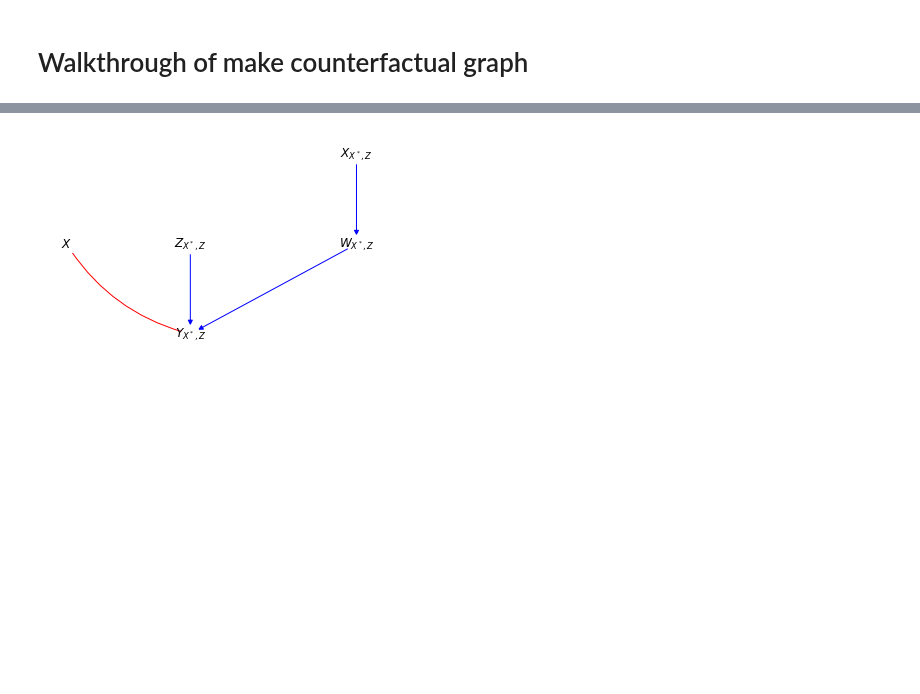
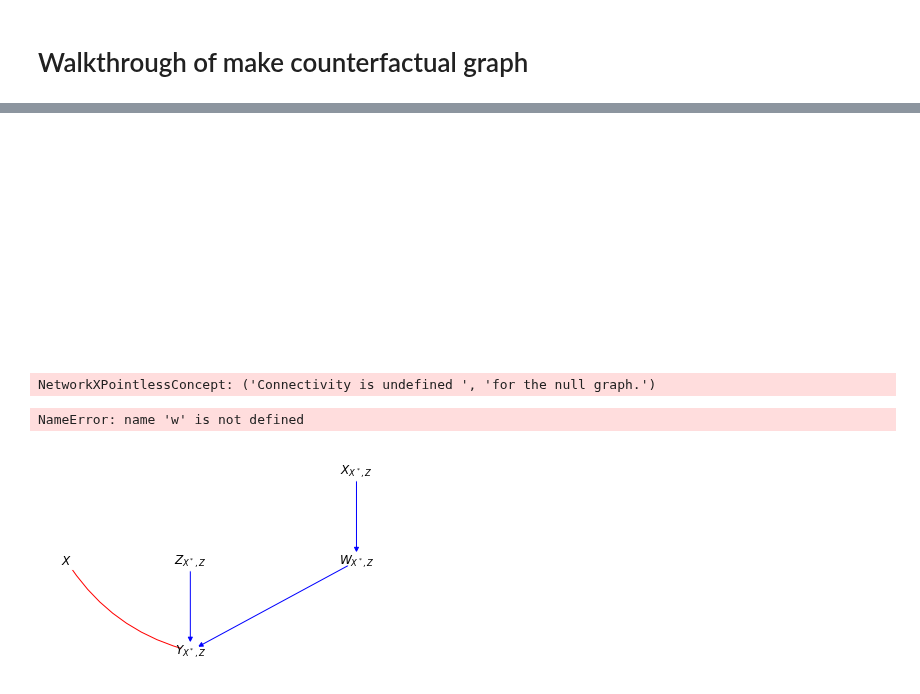
Before and after one commit to y0-causal-inference/y0, a Jupyter notebook: notebooks/Counterfactual Identification.ipynb, the cells around one changed output, grey strips where cells are left out. Saved outputs shown, nothing was run; the diff lists cells and outputs as text; code cells hidden in the pictures; blank space fills up the shorter version.

```diff
--- a/notebooks/Counterfactual Identification.ipynb
+++ b/notebooks/Counterfactual Identification.ipynb
@@ -80,3 +82,16 @@ import matplotlib.pyplot as plt
+# %%
+graph = NxMixedGraph()
+graph.draw()
+# %% [output]
+[figure, added]
+# %%
+graph.is_connected()
+# %% [output]
+NetworkXPointlessConcept: ('Connectivity is undefined ', 'for the null graph.')
+# %%
+w
+# %% [output]
+NameError: name 'w' is not defined
 # %%
 figure_9d.graph.draw()
 # %% [output]
```
Also changed, not shown: parts of 3 cells of this notebook, 2 other files.
